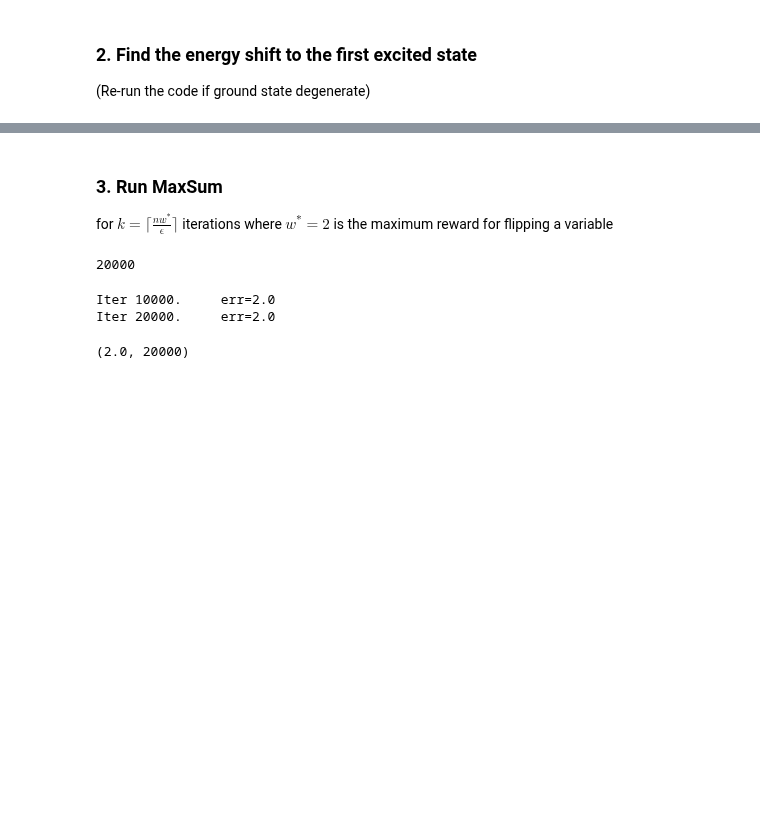
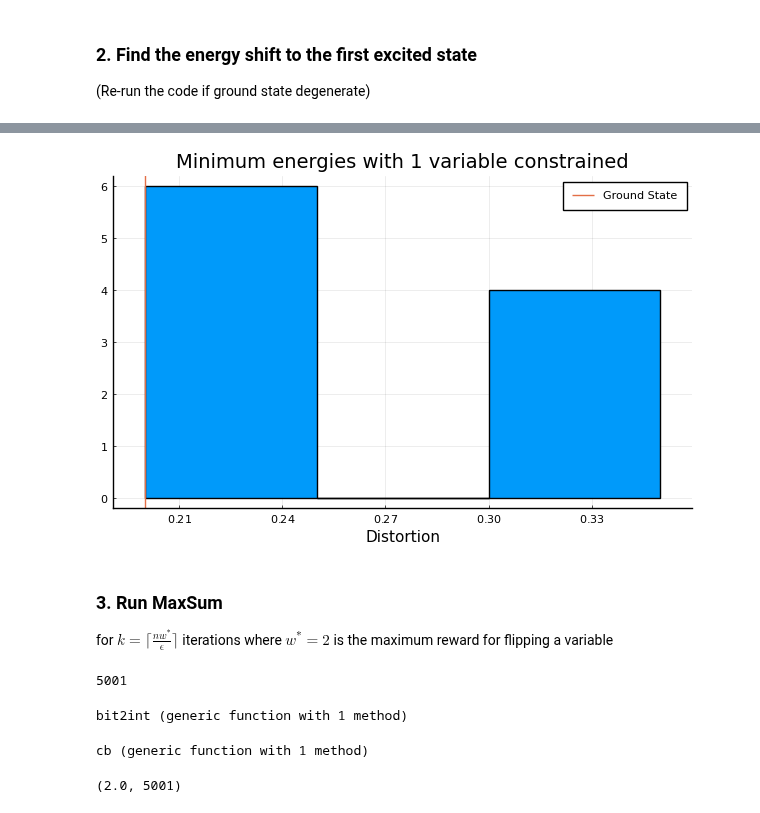
Before and after one commit to stecrotti/sourcecoding, a Jupyter notebook: notebooks/Convergence of MaxSum.ipynb, the cells around one changed output, grey strips where cells are left out. Cells and saved outputs as stored; diff of their text form; code cells hidden in the pictures; blank space fills up the shorter version.

```diff
--- a/notebooks/Convergence of MaxSum.ipynb
+++ b/notebooks/Convergence of MaxSum.ipynb
@@ -21,8 +51,10 @@ cycle_code (generic function with 1 method)
 # %%
-n = 100
+n = 14
 R = 0.5
-rng = MersenneTwister(2)
+rng_idx = 7
+rng = MersenneTwister(rng_idx)
 H = cycle_code(n, R; rng=rng)
 x0 = bitrand(rng, n)   # source
+global x_gs = falses(n)
 d, dist, x_gs = findsol(H, x0, weights=zeros(Int,n))
 # %% [output]
@@ -32,27 +62,3 @@ Iter 2. Distortion 0.16. Cycle weight 0.0. Energy shift 0
 # %% [markdown]
 ### 2. Find the energy shift to the first excited state
 (Re-run the code if ground state degenerate)
-# %%
-# Given a ground state config `x_gs`, the energy of the first excited state:
-# Force each variable in turn to take value opposite to what it had in `x_gs`,
-#  then find the optimal solution with that variable constraint
-# `x0` is the source
-
-function first_excited(H::SparseMatrixCSC, x_gs::AbstractVector, x0::AbstractVector)
-    n = length(x_gs)
-    x = copy(x_gs)
-    # w=1 does nothing
-    w = ones(Int, n)
-    d = zeros(n)
-    @showprogress for i in 1:n
-        x .= x_gs
-        # set weight large enough to force flipping of x[i]
-        w[i] = -n
-        # find optimal solution using the mapping to perfect matching
-        d[i], _, _ = findsol(H, x0, x, weights=w, verbose=false)
-        @assert x[i] != x_gs[i]
-        # set weight back to default
-        w[i] = 1
-    end
-    d
-end
@@ -71,17 +75,21 @@ d, minimum(D)
 # %%
 using Plots
 histogram(D, label="")
-vline!([d], label="Min")
+vline!([d], label="Ground State")
 xlabel!("Distortion")
 title!("Minimum energies with 1 variable constrained")
+# %% [output]
+[figure, added]
 # %% [markdown]
 ### 3. Run MaxSum
 for $k=\biggl\lceil\frac{nw^*}{\epsilon}\biggr\rceil$ iterations where $w^*=2$ is the maximum reward for flipping a variable
 # %%
 s = (-1) .^ x0
-efield = [(ss,-ss) for ss in s]
+noise = 0.0 #1e-20
+rng2 = MersenneTwister(rng_idx)
+efield = [(ss+noise*randn(rng2),-float(ss)) for ss in s]
 ms = BPFull(H, efield)
 wstar = 2
 k = ceil(Int, wstar*n/ϵ)
 # %% [output]
-20000
+5001
@@ -88,21 +99,32 @@ k = ceil(Int, wstar*n/ϵ)
+# %%
+bit2int(x::BitVector) = sum(x[i]*2^(i-1) for i in eachindex(x))
+# %% [output]
+bit2int (generic function with 1 method)
 # %%
 global dist = fill(NaN, k)
 global nunsat = fill(NaN, k)
+global X = fill(NaN, k)
 
 function cb(it, ε, bp)
     mod(it, 10^4)==0 && println("Iter $it.\terr=$ε")
     s = map(t->sign(t[1]-t[2]), bp.efield)
-    nunsat_, _,dist_ = performance(bp, s)
+    x = falses(length(s))
+    nunsat_, _,dist_ = performance(bp, s, x)
+    X[it] = bit2int(x)
+#     @show it, size(nunsat)
     nunsat[it] = nunsat_; dist[it] = dist_
     decvars = argmax.(bp.belief) .== 2
-    decvars == x && return true
+#     decvars == x_gs && return true
+    undec = sum(s.==0)
+    undec>0 && println(undec, " undecided")
     false
 end
-err, iters = iteration_ms!(ms, maxiter=k, tol=1e-15, callback=cb)
 # %% [output]
-Iter 10000.     err=2.0
-Iter 20000.     err=2.0
+cb (generic function with 1 method)
-(2.0, 20000)
+# %%
+err, iters = iteration_ms!(ms, maxiter=k, tol=1e-15, callback=cb)
+# %% [output]
+(2.0, 5001)
 # %%
 p1 = plot(dist, label="")
 xlabel!(p1, "iter")
```
Also changed, not shown: parts of 28 cells of this notebook, 2 other files.
